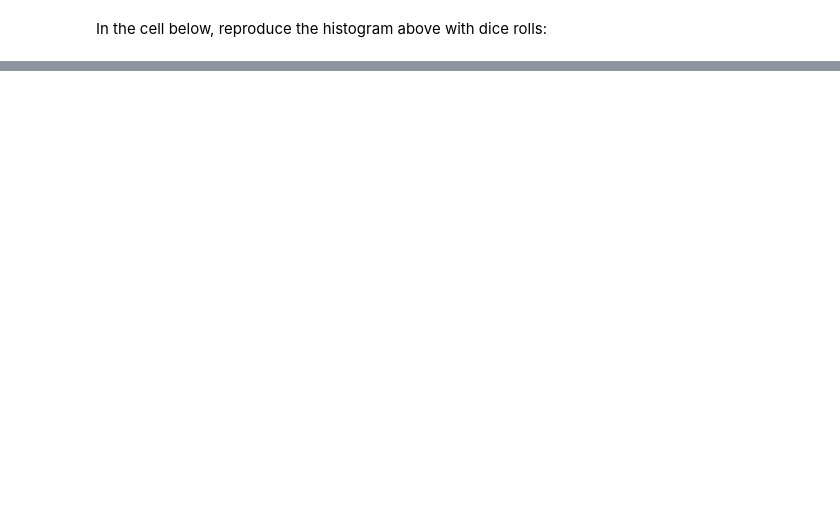
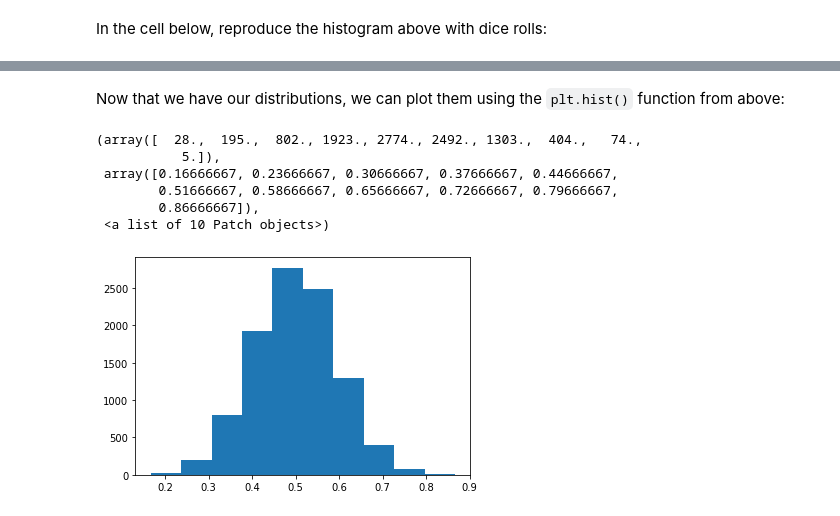
Before and after one commit to ds-modules/POLSCI-3, a Jupyter notebook: Beta_2/Distributions Homework.ipynb, the cells around one changed output, grey strips where cells are left out. Cells and saved outputs as stored; diff of their text form; code cells hidden in the pictures; blank space fills up the shorter version.

Commit message:
distributions hw round 1

```diff
--- a/Beta_2/Distributions Homework.ipynb
+++ b/Beta_2/Distributions Homework.ipynb
@@ -70,0 +79,7 @@ plt.hist(dice_rolls)
+# %%
+sample_coin_means = []
+for _ in range(10000):
+    sample_coin_flips = np.random.choice(coin_choices, size=30)
+    sample_flips_average = np.mean(sample_coin_flips)
+    sample_coin_means.append(sample_flips_average)
+sample_coin_means
@@ -70,0 +132,12 @@ plt.hist(dice_rolls)
+# %% [markdown]
+Now that we have our distributions, we can plot them using the <code>plt.hist()</code> function from above:
+# %%
+plt.hist(sample_coin_means)
+# %% [output]
+(array([  28.,  195.,  802., 1923., 2774., 2492., 1303.,  404.,   74.,
+           5.]),
+ array([0.16666667, 0.23666667, 0.30666667, 0.37666667, 0.44666667,
+        0.51666667, 0.58666667, 0.65666667, 0.72666667, 0.79666667,
+        0.86666667]),
+ <a list of 10 Patch objects>)
+[figure, added]
```
Also changed, not shown: parts of 36 cells of this notebook.
